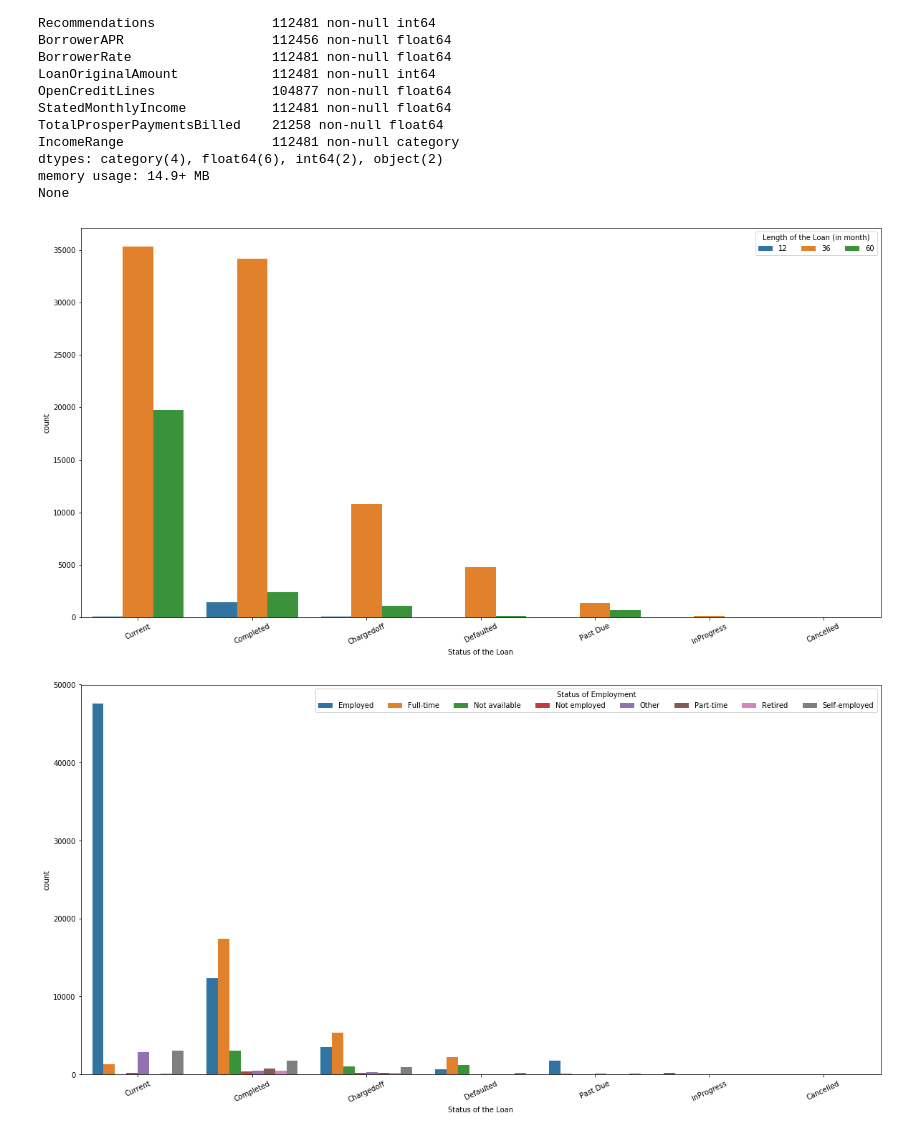
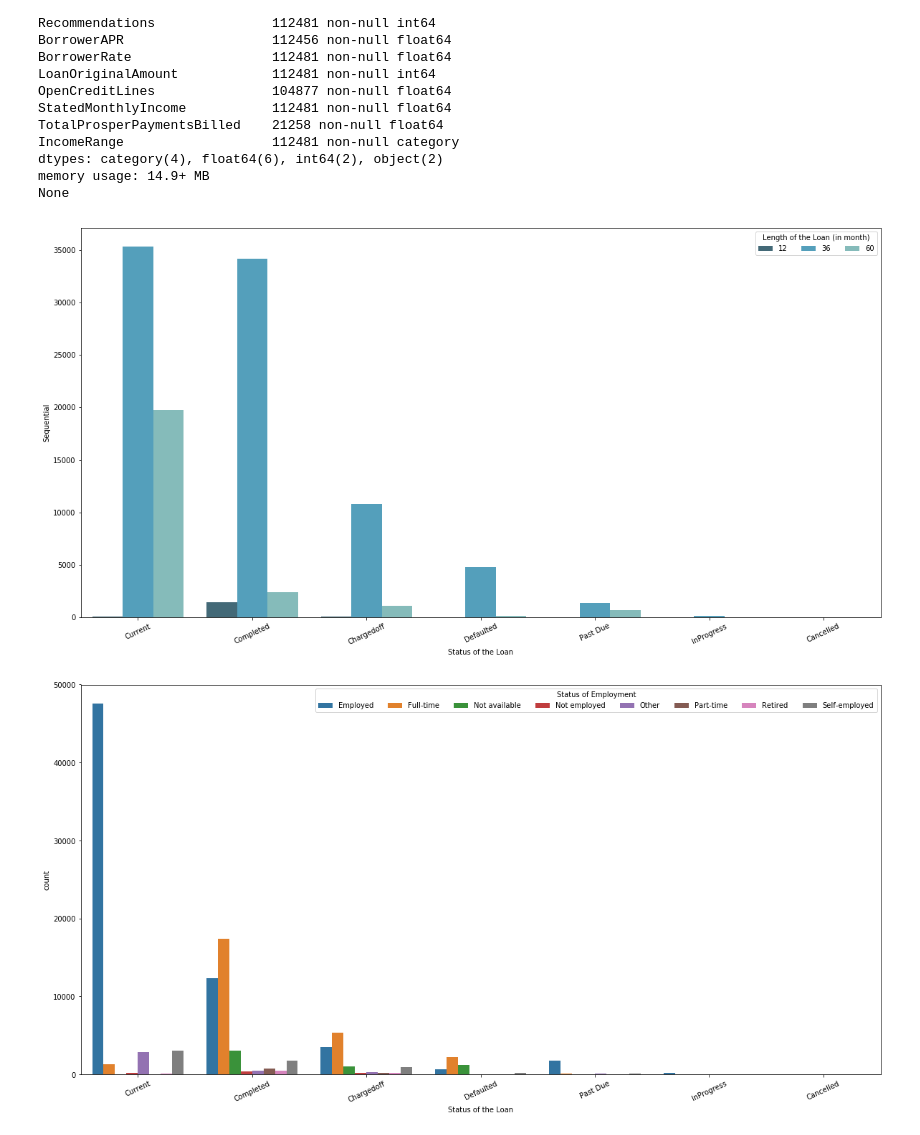
Before and after one commit to JannisMueller/Exploration-Loan-Data-from-Prosper, a Jupyter notebook: Exploration Loan Data from Prosper.ipynb, the cells around one changed output. Drawn from its saved outputs; the diff is of its cells as text; code cells hidden in the pictures.

```diff
--- a/Exploration Loan Data from Prosper.ipynb
+++ b/Exploration Loan Data from Prosper.ipynb
@@ -834,12 +830,13 @@ None
 # %%
 #plotting Term (length of the Loan) variabels against LoanStatus with help of a clusterd bar chart
 plt.figure(figsize = [20,10])
-sb.countplot(data = loan_data_clean, x = 'LoanStatus', hue = 'Term', order = loan_data_clean['LoanStatus'].value_counts().index)
+ax = sb.countplot(data = loan_data_clean, x = 'LoanStatus', hue = 'Term', palette = "GnBu_d", order = loan_data_clean['LoanStatus'].value_counts().index)
 plt.legend(loc = 1, ncol = 3, title = 'Length of the Loan (in month)')
 plt.xticks(rotation = 25)
-plt.xlabel('Status of the Loan');
+plt.xlabel('Status of the Loan')
+ax.set_ylabel("Sequential");
 # %% [output]
-[figure, old version]
+[figure, new version]
 # %%
 #plotting EmploymentStatus (Status of Employment) against LoanStatus with help of a heat map
 plt.figure(figsize = [20,10])
```
Also changed, not shown: parts of 10 cells of this notebook, 1 other file.
